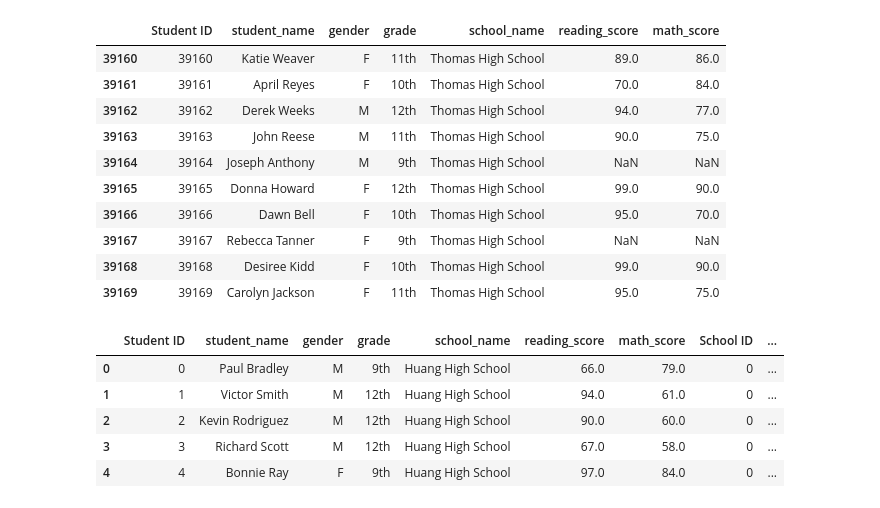
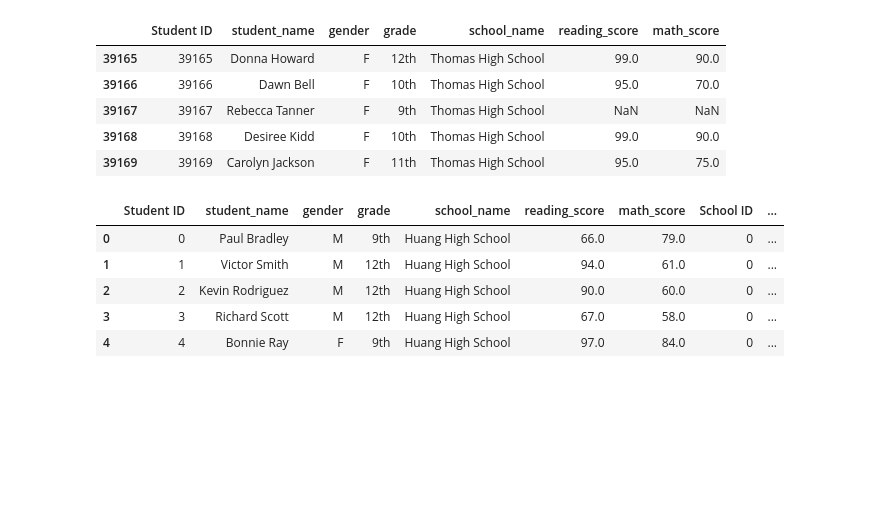
Before and after one commit to puneetkaurda/School_District_Analysis, a Jupyter notebook: PyCitySchools_Challenge_testing.ipynb, the cells around one changed output. Saved outputs shown, nothing was run; the diff lists cells and outputs as text; code cells hidden in the pictures; blank space fills up the shorter version.

```diff
--- a/PyCitySchools_Challenge_testing.ipynb
+++ b/PyCitySchools_Challenge_testing.ipynb
@@ -40,19 +8,0 @@ import numpy as np
-# %%
-student_data_df.loc[(student_data_df['school_name']=='Thomas High School')&(student_data_df['grade']=='9th'),'reading_score']=np.nan
-# %%
-student_data_df.loc[(student_data_df['school_name']=='Thomas High School')&(student_data_df['grade']=='9th'),'math_score']=np.nan
-# %%
-# Step 4. Check the student data for NaN's.
-student_data_df.tail(10)
-# %% [output]
-|  | Student ID | student_name | gender | grade | school_name | reading_score | math_score |
-| 39160 | 39160 | Katie Weaver | F | 11th | Thomas High School | 89.0 | 86.0 |
-| 39161 | 39161 | April Reyes | F | 10th | Thomas High School | 70.0 | 84.0 |
-| 39162 | 39162 | Derek Weeks | M | 12th | Thomas High School | 94.0 | 77.0 |
-| 39163 | 39163 | John Reese | M | 11th | Thomas High School | 90.0 | 75.0 |
-| 39164 | 39164 | Joseph Anthony | M | 9th | Thomas High School | NaN | NaN |
-| 39165 | 39165 | Donna Howard | F | 12th | Thomas High School | 99.0 | 90.0 |
-| 39166 | 39166 | Dawn Bell | F | 10th | Thomas High School | 95.0 | 70.0 |
-| 39167 | 39167 | Rebecca Tanner | F | 9th | Thomas High School | NaN | NaN |
-| 39168 | 39168 | Desiree Kidd | F | 10th | Thomas High School | 99.0 | 90.0 |
-| 39169 | 39169 | Carolyn Jackson | F | 11th | Thomas High School | 95.0 | 75.0 |
@@ -59,3 +11,25 @@ student_data_df.tail(10)
+# %%
+# Step 2. Use the loc method on the student_data_df to select all the reading scores from the 9th grade at Thomas High School and replace them with NaN.
+ths_condition = (student_data_df['school_name'] == "Thomas High School") & (student_data_df['grade'] == "9th")
+
+student_data_df.loc[ths_condition,['school_name','grade', 'reading_score','math_score']]
+
+student_data_df.loc[ths_condition,['reading_score']] = np.nan
+# %%
+#  Step 3. Refactor the code in Step 2 to replace the math scores with NaN.
+
+student_data_df.loc[ths_condition,['math_score']] = np.nan
+# %%
+#  Step 4. Check the student data for NaN's.
+
+student_data_df.tail()
+# %% [output]
+|  | Student ID | student_name | gender | grade | school_name | reading_score | math_score |
+| 39165 | 39165 | Donna Howard | F | 12th | Thomas High School | 99.0 | 90.0 |
+| 39166 | 39166 | Dawn Bell | F | 10th | Thomas High School | 95.0 | 70.0 |
+| 39167 | 39167 | Rebecca Tanner | F | 9th | Thomas High School | NaN | NaN |
+| 39168 | 39168 | Desiree Kidd | F | 10th | Thomas High School | 99.0 | 90.0 |
+| 39169 | 39169 | Carolyn Jackson | F | 11th | Thomas High School | 95.0 | 75.0 |
 # %%
 #Deliverable 2 : Repeat the school district analysis
 # %%
```
Also changed, not shown: parts of 7 cells of this notebook, 1 other file.
